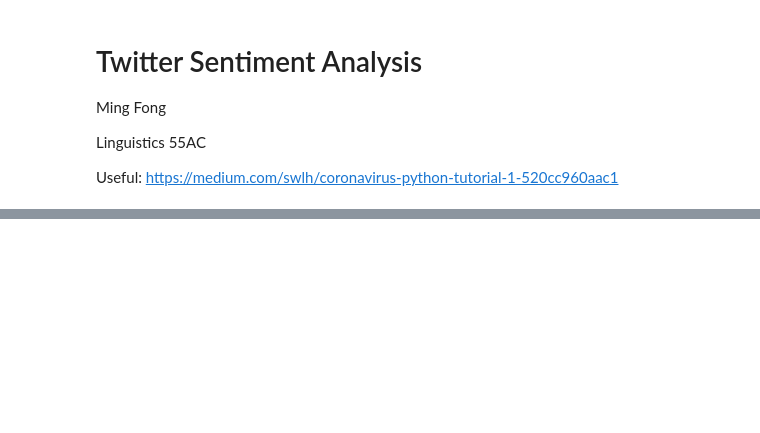
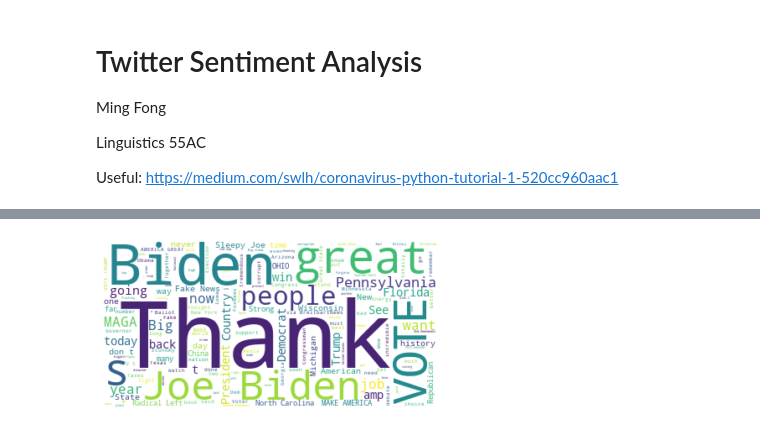
Before and after one commit to evilpegasus/twitter-sentiment-analysis, a Jupyter notebook: twitter_sentiment.ipynb, the cells around one changed output, grey strips where cells are left out. Cells and saved outputs as stored; diff of their text form; code cells hidden in the pictures; blank space fills up the shorter version.

```diff
--- a/twitter_sentiment.ipynb
+++ b/twitter_sentiment.ipynb
@@ -113,0 +136,10 @@ df.head(20)
+# %%
+# Pre-election wordcloud
+pre_wordcloud = WordCloud(stopwords = stopwords, background_color="white").generate(" ".join(pre_election["text"].tolist()))
+pre_wordcloud.to_file("images/pre_wordcloud.png")
+
+plt.imshow(pre_wordcloud, interpolation='bilinear')
+plt.axis("off")
+plt.show()
+# %% [output]
+[figure, added]
```
Also changed, not shown: parts of 8 cells of this notebook, 4 other files.
